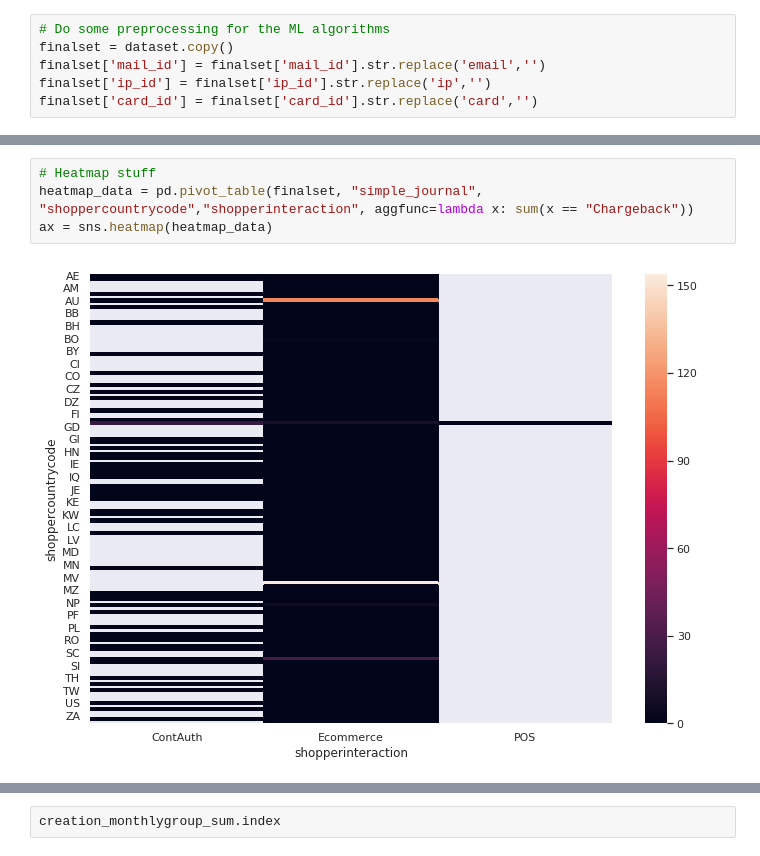
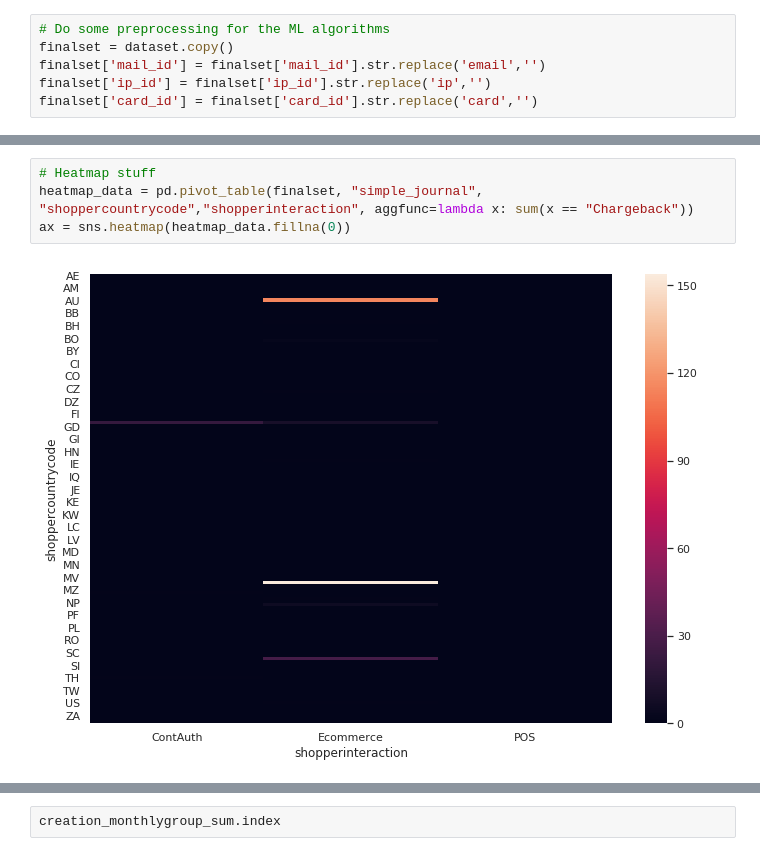
Before and after one commit to MartijnVermeulen96/CS4035-Labs, a Jupyter notebook: Lab1/Fraud Detection.ipynb, the cells around one changed output, grey strips where cells are left out. Cells and saved outputs as stored; diff of their text form.

```diff
--- a/Lab1/Fraud Detection.ipynb
+++ b/Lab1/Fraud Detection.ipynb
@@ -75,9 +107,9 @@ booking_monthlygroup_count = finalset.groupby(pd.Grouper(key='bookingdate',freq=
 # %%
 # Heatmap stuff
 heatmap_data = pd.pivot_table(finalset, "simple_journal", "shoppercountrycode","shopperinteraction", aggfunc=lambda x: sum(x == "Chargeback"))
-ax = sns.heatmap(heatmap_data)
+ax = sns.heatmap(heatmap_data.fillna(0))
 # %% [output]
-[figure, old version]
+[figure, new version]
 # %%
 # Heatmap stuff
 heatmap_data = pd.pivot_table(finalset, "simple_journal", "txvariantcode","shopperinteraction", aggfunc=lambda x: sum(x == "Chargeback"))
```
Also changed, not shown: parts of 29 cells of this notebook, 3 other files.
